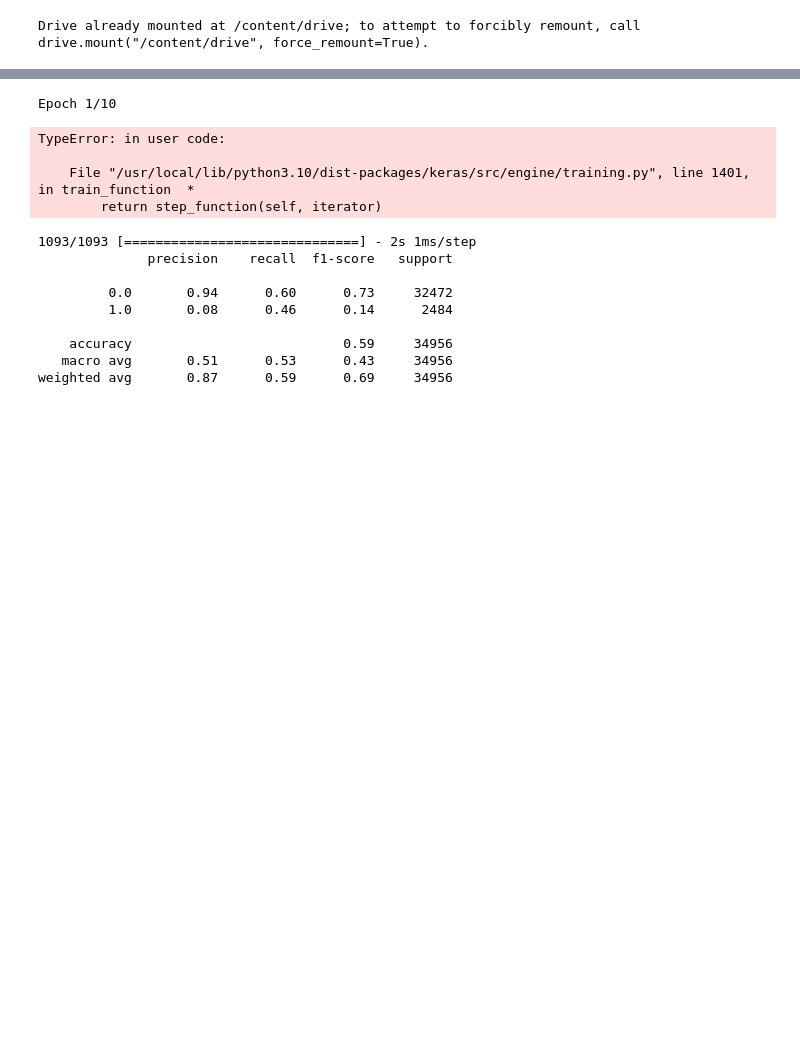
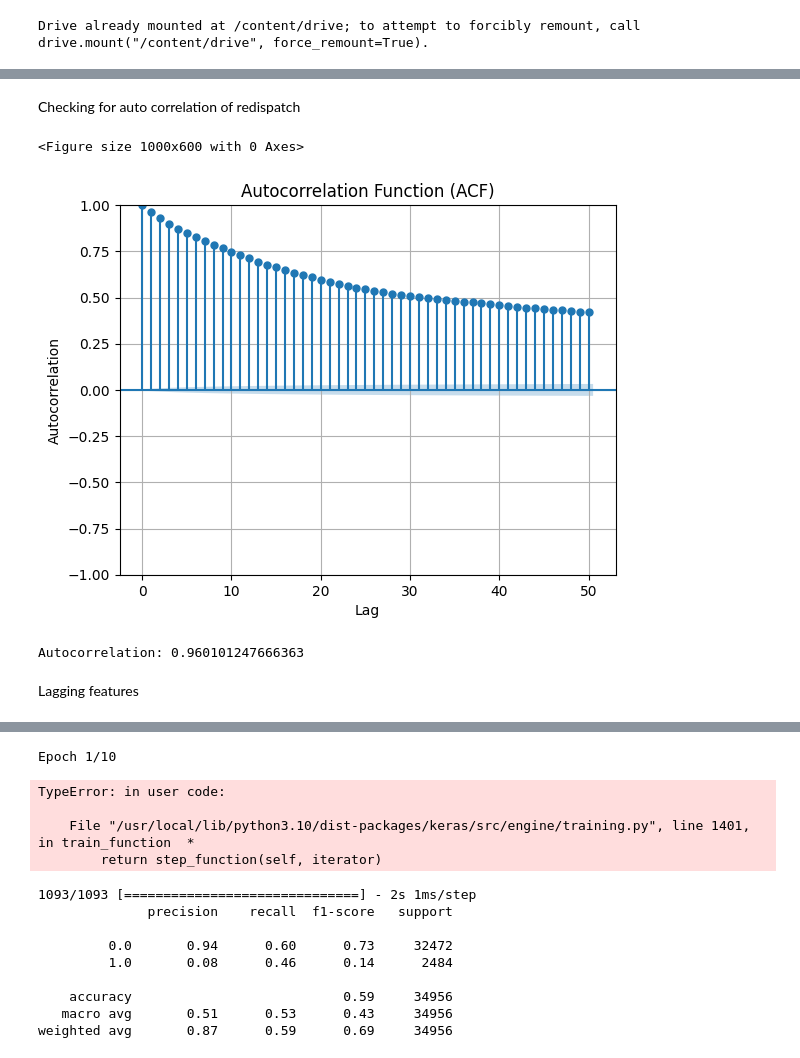
Before and after one commit to mgondeck/wind_curtailment_prediction, a Jupyter notebook: dl_binary_classification.ipynb, the cells around one changed output, grey strips where cells are left out. Saved outputs shown, nothing was run; the diff lists cells and outputs as text; code cells hidden in the pictures; blank space fills up the shorter version.

```diff
--- a/dl_binary_classification.ipynb
+++ b/dl_binary_classification.ipynb
@@ -28,0 +122,22 @@ df = pd.read_csv('/content/drive/My Drive/ms_wind_curtailment_prediction/curtail
+# %% [markdown]
+Checking for auto correlation of redispatch
+# %%
+# Calculate autocorrelation function (ACF)
+acf = pd.Series(data=df['redispatch']).autocorr()
+
+# Plot autocorrelation function (ACF)
+plt.figure(figsize=(10, 6))
+plot_acf(df['redispatch'], lags=50, alpha=0.05)
+plt.title('Autocorrelation Function (ACF)')
+plt.xlabel('Lag')
+plt.ylabel('Autocorrelation')
+plt.grid(True)
+plt.show()
+
+print("Autocorrelation:", acf)
+# %% [output]
+<Figure size 1000x600 with 0 Axes>
+[figure, added]
+Autocorrelation: 0.960101247666363
+# %% [markdown]
+Lagging features
```
Also changed, not shown: parts of 20 cells of this notebook.
